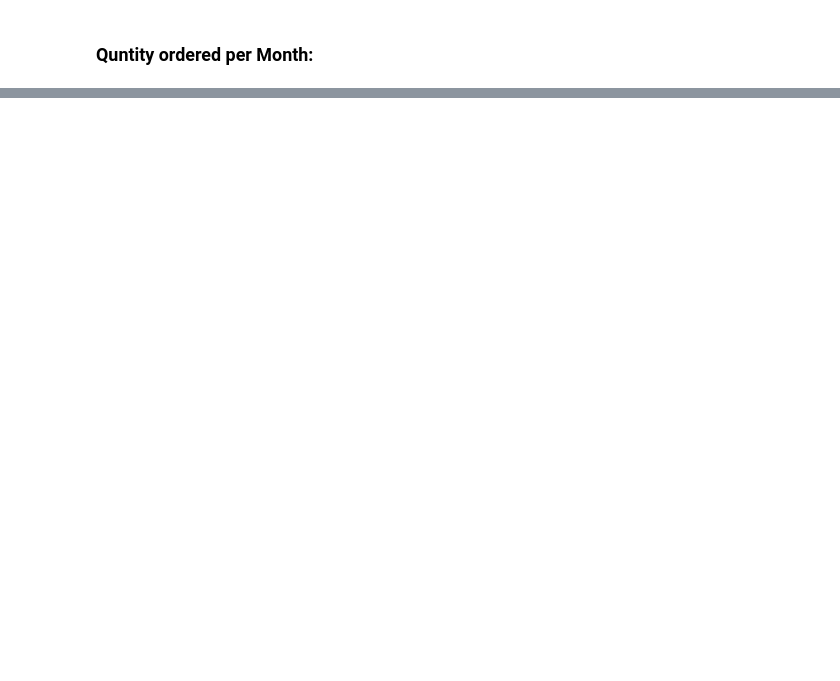
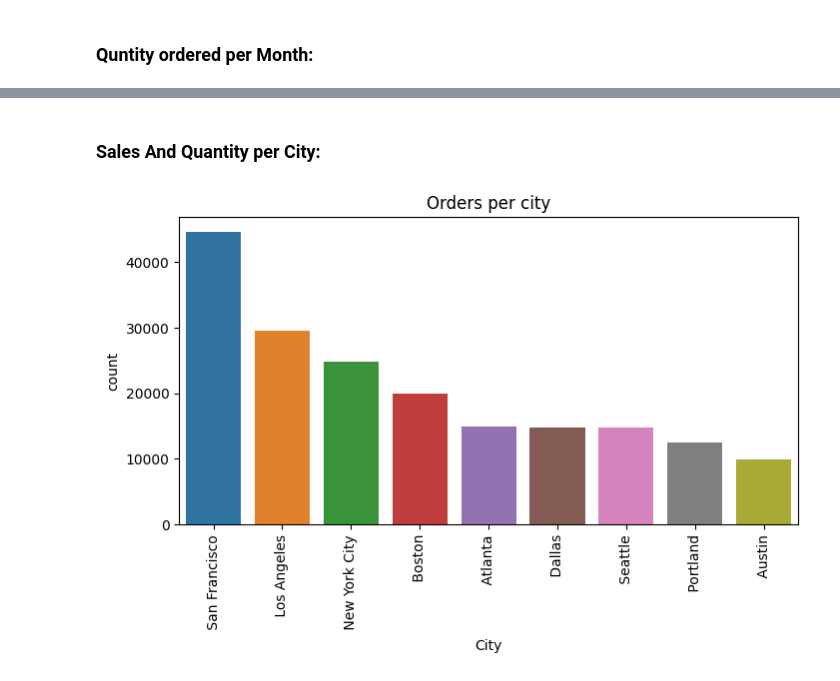
Before and after one commit to MiladAraji/Sale-Data-Analysis, a Jupyter notebook: Project.ipynb, the cells around one changed output, grey strips where cells are left out. Saved outputs shown, nothing was run; the diff lists cells and outputs as text; code cells hidden in the pictures; blank space fills up the shorter version.

```diff
--- a/Project.ipynb
+++ b/Project.ipynb
@@ -204,0 +200,11 @@ Name: Sales, dtype: float64
+# %% [markdown]
+### Sales And Quantity per City:
+# %%
+#Orders per city:
+plt.figure(figsize=(8,4))
+plt.title('Orders per city')
+sns.countplot(data=df,x=df["City"],order=df['City'].value_counts().sort_values(ascending=False).index)
+plt.xticks(rotation=90)
+plt.show()
+# %% [output]
+[figure, added]
```
Also changed, not shown: parts of 17 cells of this notebook.
